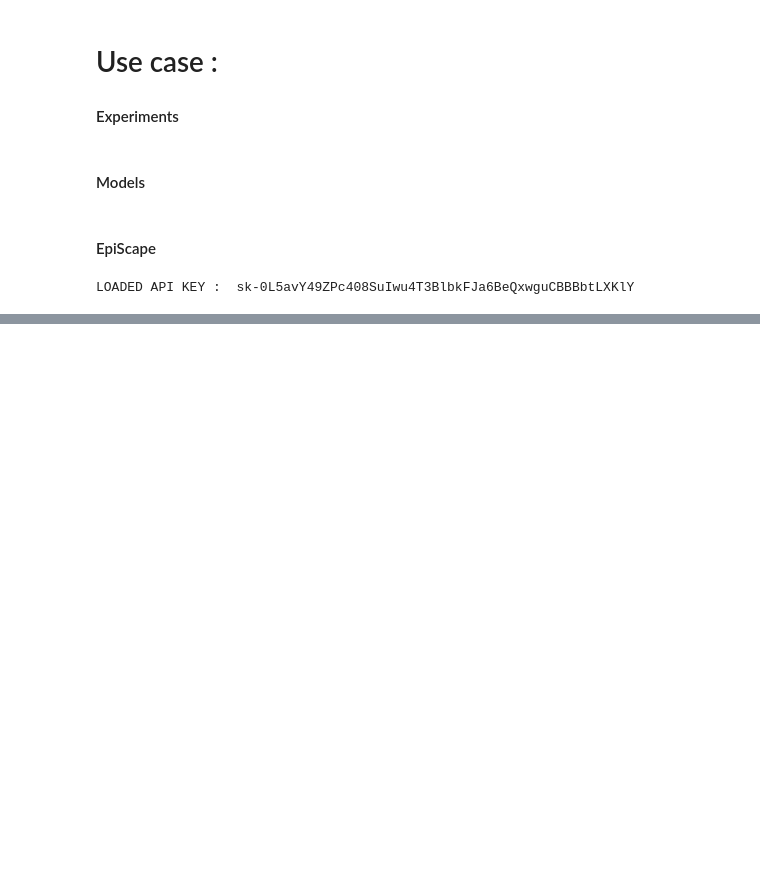
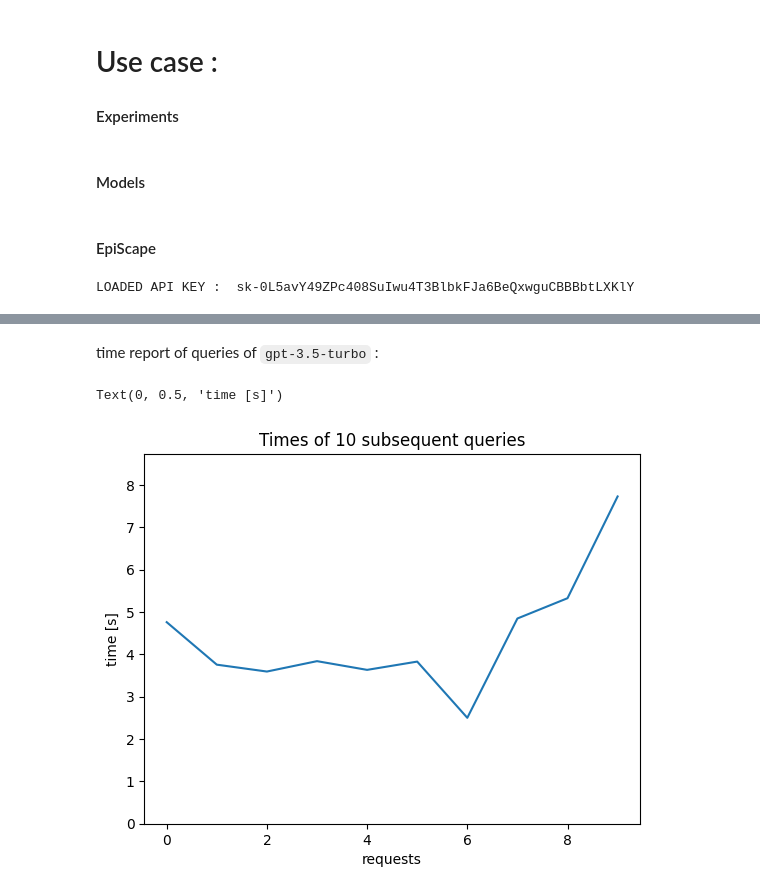
Before and after one commit to magantoine/EpiLLM, a Jupyter notebook: usecase.ipynb, the cells around one changed output, grey strips where cells are left out. Saved outputs shown, nothing was run; the diff lists cells and outputs as text; code cells hidden in the pictures; blank space fills up the shorter version.

```diff
--- a/usecase.ipynb
+++ b/usecase.ipynb
@@ -107,0 +77,9 @@ list(walk(root, visitor, None))
+# %%
+test = patient_gen.generate(10, return_type=List)
+res = []
+times = []
+start = time.time()
+for test_patient in test:
+    res.append(sdehr_gen.generate_sdehr(test_patient.__dict__()))
+    times.append(time.time() - start)
+    start = time.time()
@@ -107,0 +104,12 @@ list(walk(root, visitor, None))
+# %% [markdown]
+time report of queries of `gpt-3.5-turbo` :
+# %%
+a = plt.subplot()
+plt.plot(times)
+a.set_title("Times of 10 subsequent queries")
+a.set_ylim((0,max(times) + 1))
+a.set_xlabel("requests")
+a.set_ylabel("time [s]")
+# %% [output]
+Text(0, 0.5, 'time [s]')
+[figure, added]
```
Also changed, not shown: parts of 5 cells of this notebook.
